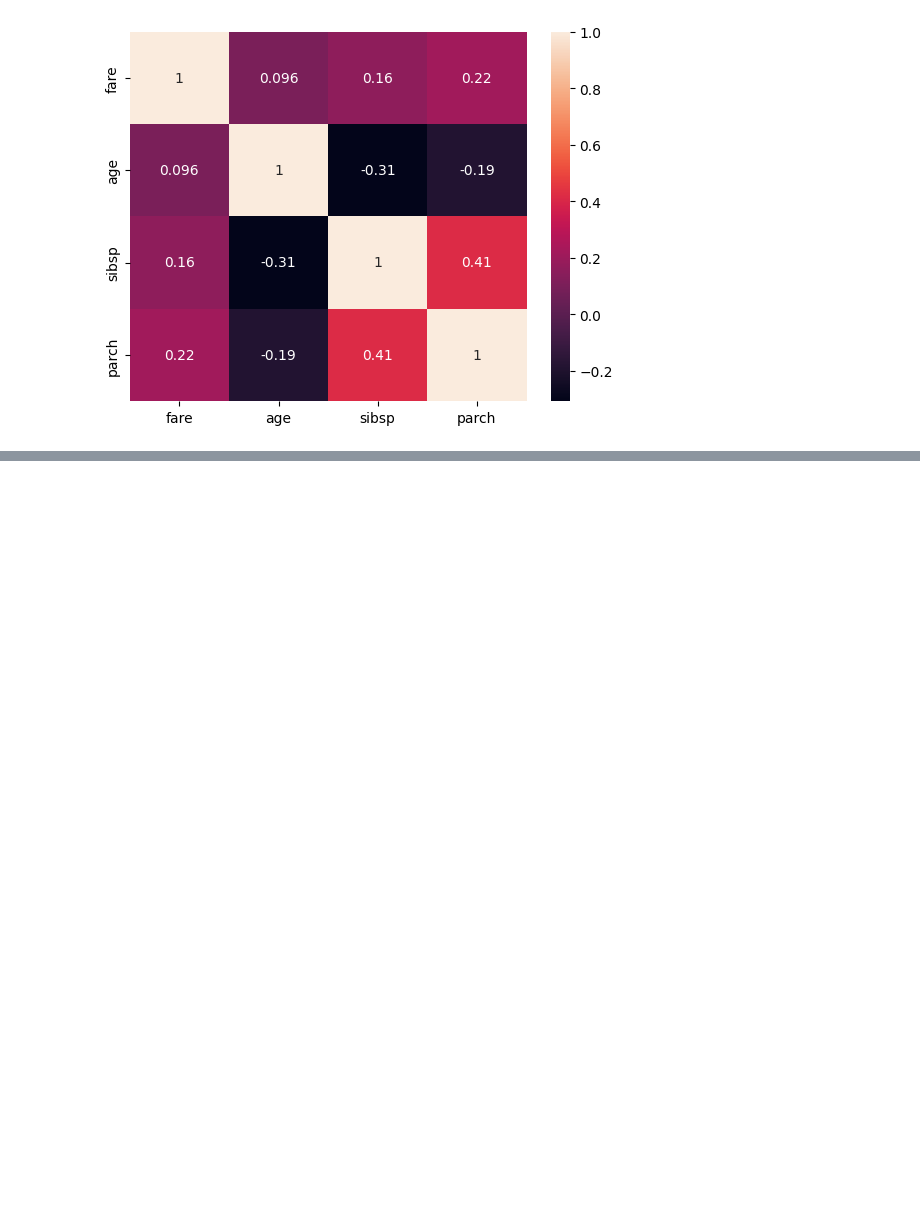
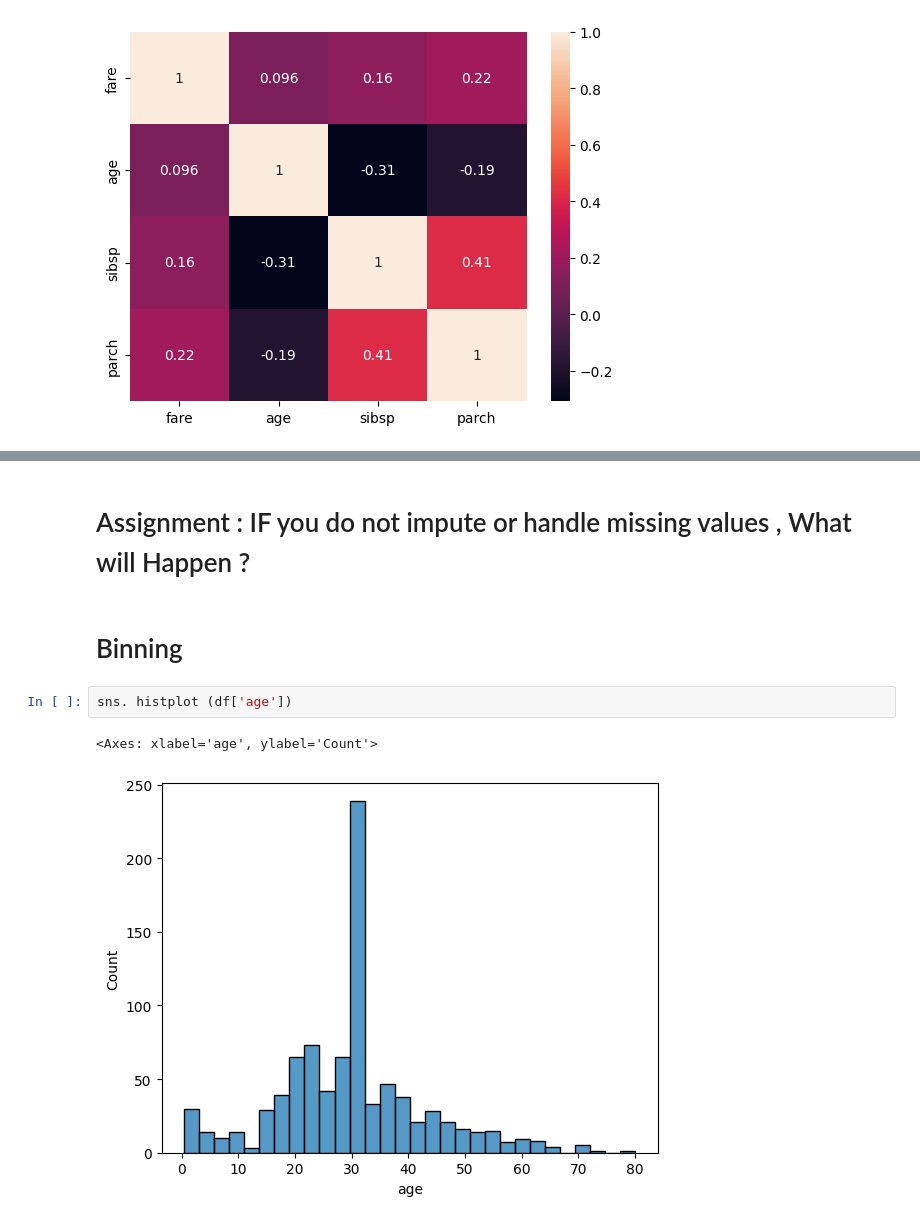
Before and after one commit to Jawad-hu/Exploratory-Data-Analysis, a Jupyter notebook: 02_Pandas_titanic.ipynb, the cells around one changed output, grey strips where cells are left out. Cells and saved outputs as stored; diff of their text form; blank space fills up the shorter version.

```diff
--- a/02_Pandas_titanic.ipynb
+++ b/02_Pandas_titanic.ipynb
@@ -187,0 +276,9 @@ sns.pairplot (df)
+# %% [markdown]
+# Assignment : IF you do not impute or handle missing values , What will Happen ?
+# %% [markdown]
+# Binning
+# %%
+sns. histplot (df['age'])
+# %% [output]
+<Axes: xlabel='age', ylabel='Count'>
+[figure, added]
```
Also changed, not shown: parts of 31 cells of this notebook.
